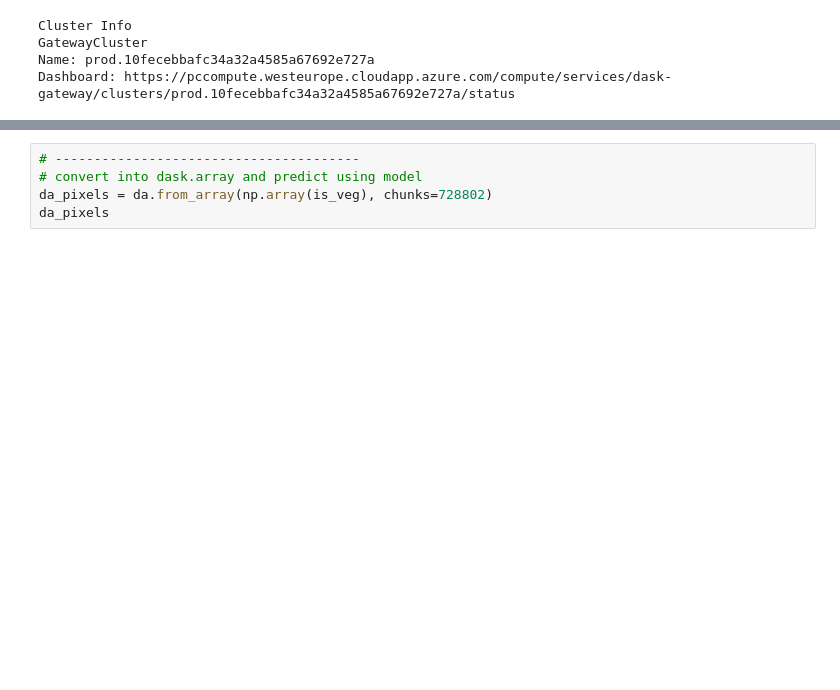
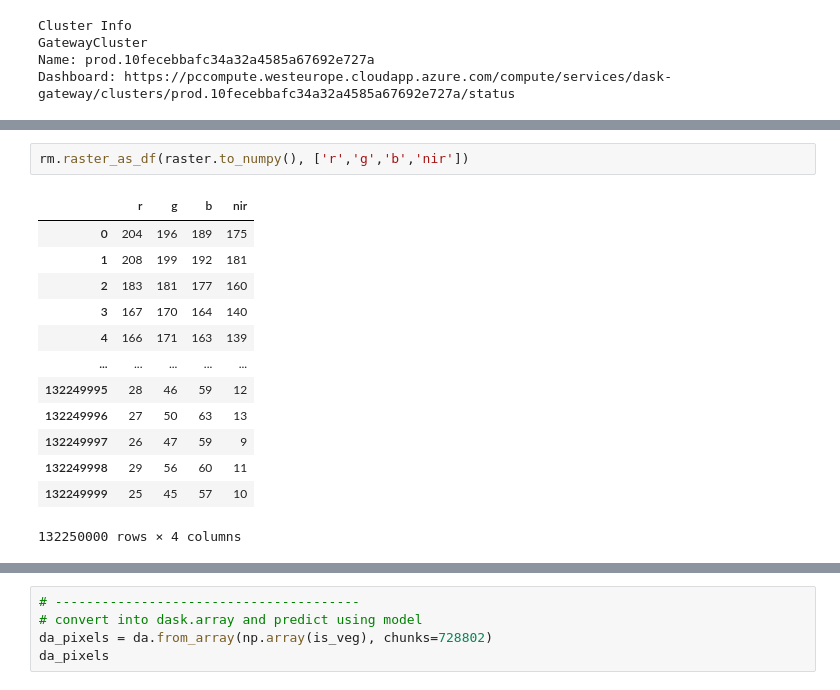
Before and after one commit to NCEAS/msai4earth-esa, a Jupyter notebook: iceplant_detection/spectral_model_on_NAIP.ipynb, the cells around one changed output, grey strips where cells are left out. Saved outputs shown, nothing was run; the diff lists cells and outputs as text; blank space fills up the shorter version.

Commit message:
problem: indexing of rasters

```diff
--- a/iceplant_detection/spectral_model_on_NAIP.ipynb
+++ b/iceplant_detection/spectral_model_on_NAIP.ipynb
@@ -62,0 +67,16 @@ assembled pixels dataframe with features
+# %%
+rm.raster_as_df(raster.to_numpy(), ['r','g','b','nir'])
+# %% [output]
+|  | r | g | b | nir |
+| 0 | 204 | 196 | 189 | 175 |
+| 1 | 208 | 199 | 192 | 181 |
+| 2 | 183 | 181 | 177 | 160 |
+| 3 | 167 | 170 | 164 | 140 |
+| 4 | 166 | 171 | 163 | 139 |
+| ... | ... | ... | ... | ... |
+| 132249995 | 28 | 46 | 59 | 12 |
+| 132249996 | 27 | 50 | 63 | 13 |
+| 132249997 | 26 | 47 | 59 | 9 |
+| 132249998 | 29 | 56 | 60 | 11 |
+| 132249999 | 25 | 45 | 57 | 10 |
+132250000 rows × 4 columns
```
Also changed, not shown: parts of 7 cells of this notebook, 1 other file.
